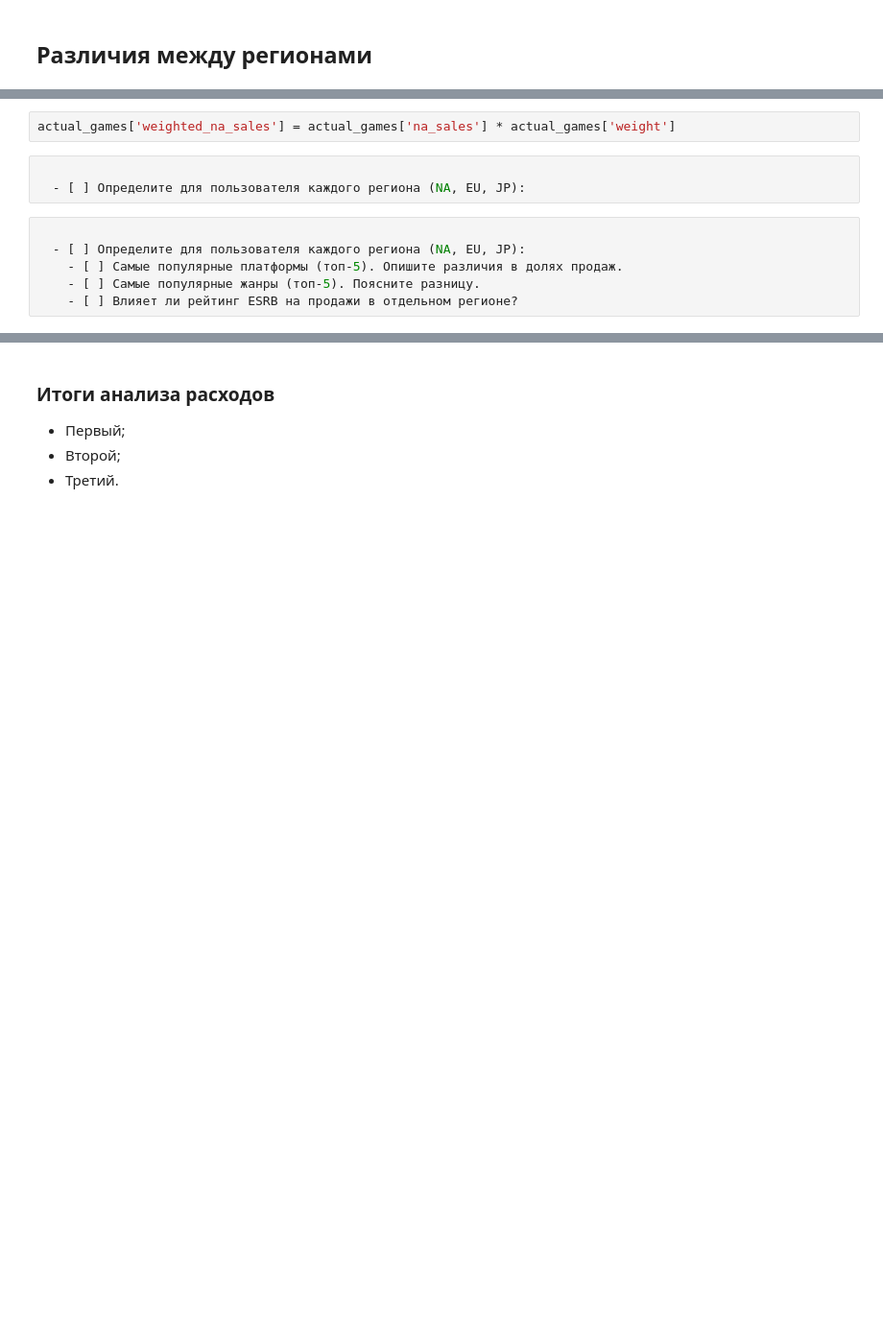
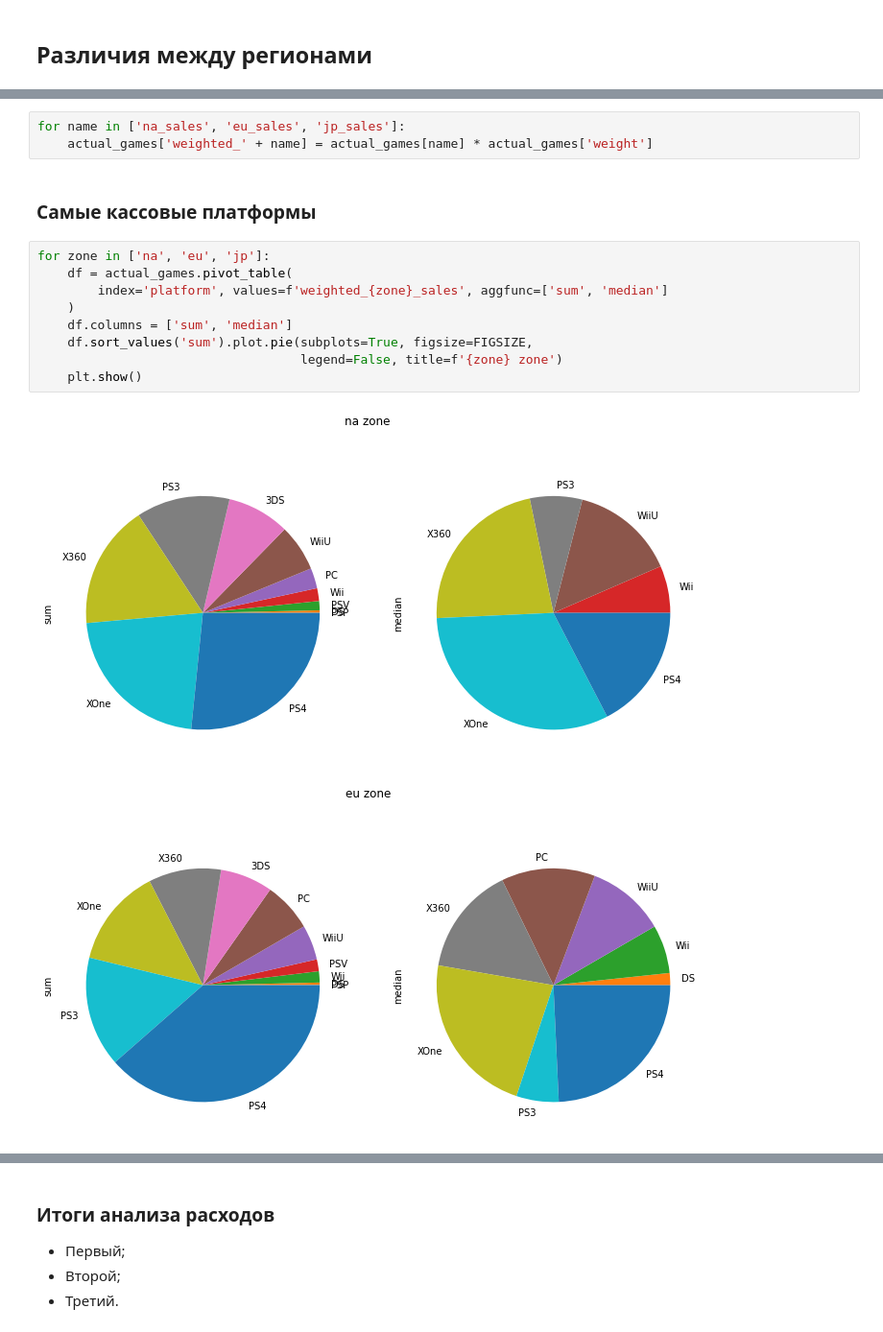
Before and after one commit to okeangel/da_portfolio, a Jupyter notebook: portfolio/week_10_combined/game_store_v1.ipynb, the cells around one changed output, grey strips where cells are left out. Shown at 96% size. Drawn from its saved outputs; the diff is of its cells as text; blank space fills up the shorter version.

```diff
--- a/portfolio/week_10_combined/game_store_v1.ipynb
+++ b/portfolio/week_10_combined/game_store_v1.ipynb
@@ -726,11 +735,17 @@ Sales correlation to critic score is: 0.3483797601201749
 # %%
-actual_games['weighted_na_sales'] = actual_games['na_sales'] * actual_games['weight']
+for name in ['na_sales', 'eu_sales', 'jp_sales']:
+    actual_games['weighted_' + name] = actual_games[name] * actual_games['weight']
-# %%
-
-  - [ ] Определите для пользователя каждого региона (NA, EU, JP):
-# %%
-
-  - [ ] Определите для пользователя каждого региона (NA, EU, JP):
-    - [ ] Самые популярные платформы (топ-5). Опишите различия в долях продаж.
-    - [ ] Самые популярные жанры (топ-5). Поясните разницу.
-    - [ ] Влияет ли рейтинг ESRB на продажи в отдельном регионе?
+# %% [markdown]
+### Самые кассовые платформы
+# %%
+for zone in ['na', 'eu', 'jp']:
+    df = actual_games.pivot_table(
+        index='platform', values=f'weighted_{zone}_sales', aggfunc=['sum', 'median']
+    )
+    df.columns = ['sum', 'median']
+    df.sort_values('sum').plot.pie(subplots=True, figsize=FIGSIZE,
+                                   legend=False, title=f'{zone} zone')
+    plt.show()
+# %% [output]
+[figure, added]
+[figure, added]
```
Also changed, not shown: parts of 9 cells of this notebook.
